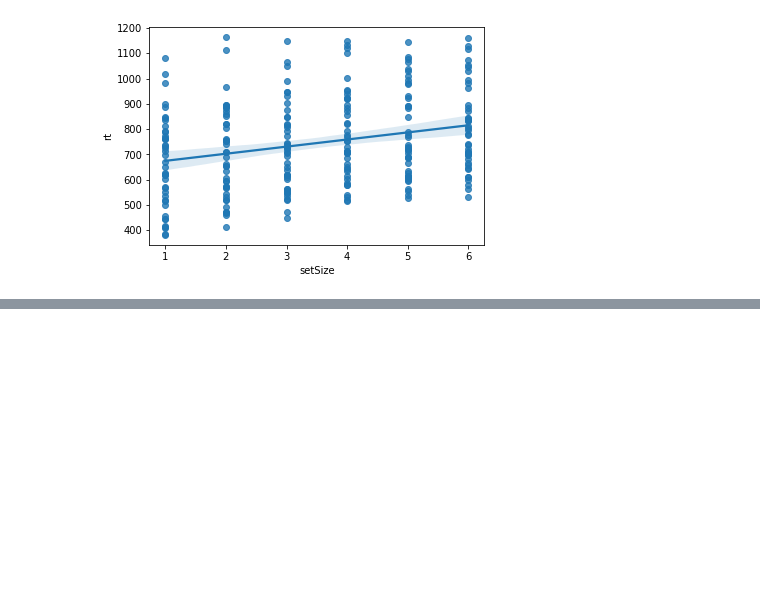
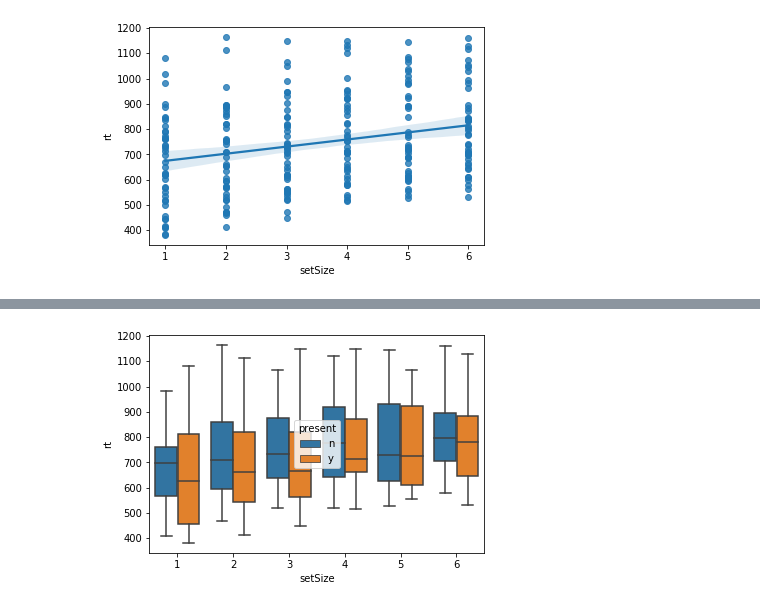
Before and after one commit to ethanweed/ExPsyLing, a Jupyter notebook: datasets/Sternberg/scripts/Untitled.ipynb, the cells around one changed output, grey strips where cells are left out. Drawn from its saved outputs; the diff is of its cells as text; code cells hidden in the pictures; blank space fills up the shorter version.

```diff
--- a/datasets/Sternberg/scripts/Untitled.ipynb
+++ b/datasets/Sternberg/scripts/Untitled.ipynb
@@ -37,0 +34,4 @@ scipy.stats.pearsonr(data['setSize'], data['rt'])
+# %%
+ax = sns.boxplot(x = 'setSize', y = 'rt', hue = "present", data = data)
+# %% [output]
+[figure, added]
```
Also changed, not shown: parts of 5 cells of this notebook, 4 other files.
